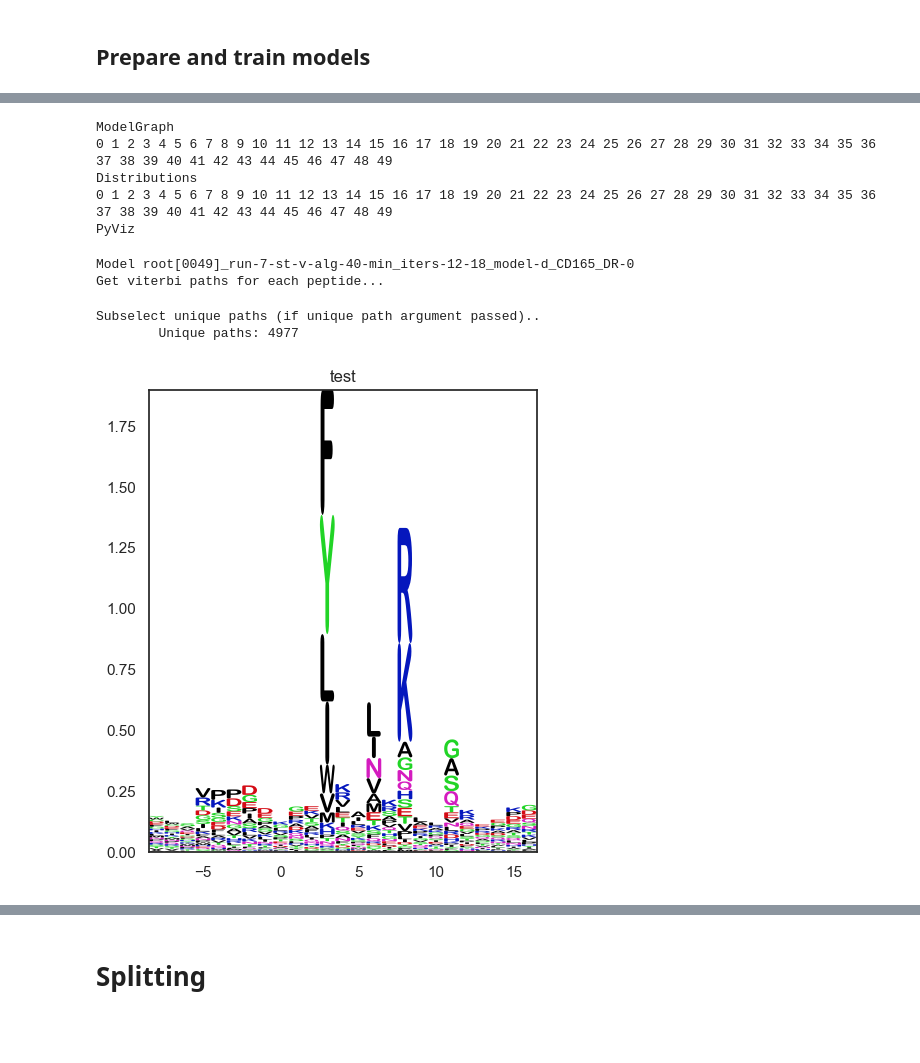
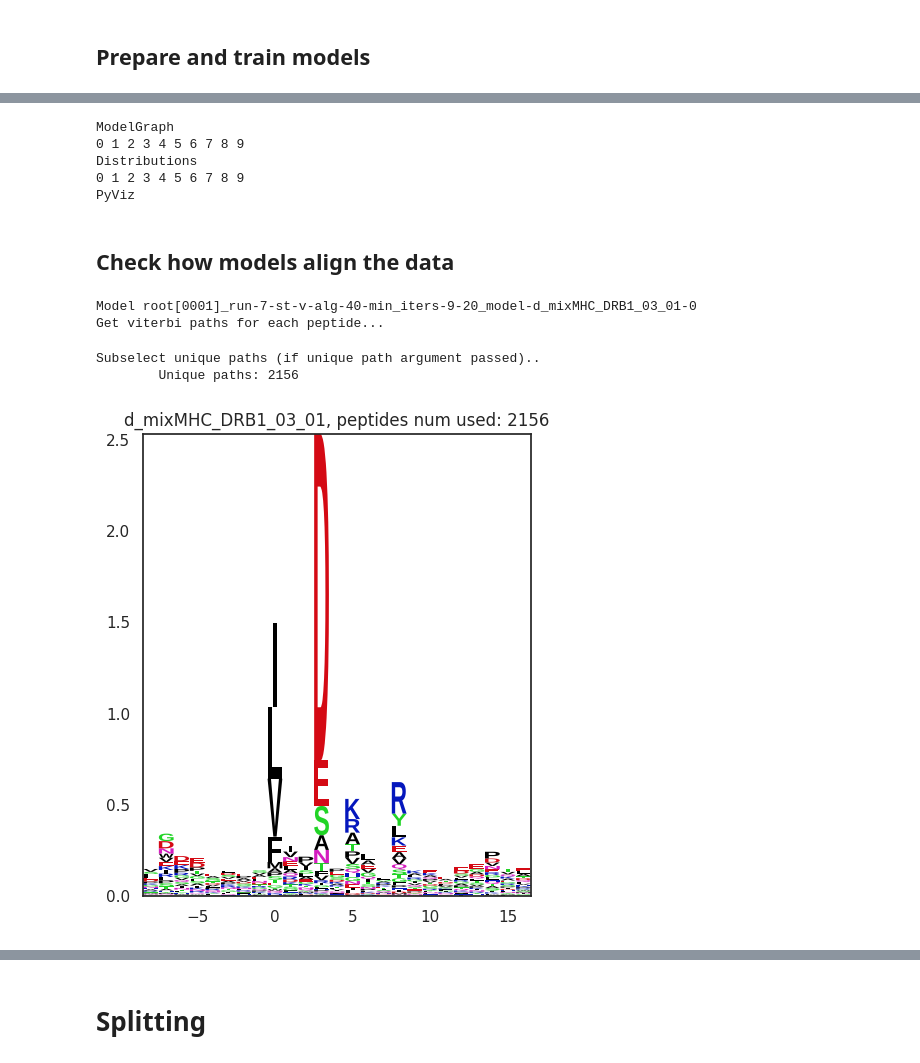
Before and after one commit to denklewer/MHC_predictor, a Jupyter notebook: experiments/core_identification_simple_model_enrichment/003_tr_hmm_batched_enrichment-mixmhc.ipynb, the cells around one changed output, grey strips where cells are left out. Saved outputs shown, nothing was run; the diff lists cells and outputs as text; code cells hidden in the pictures; blank space fills up the shorter version.

```diff
--- a/experiments/core_identification_simple_model_enrichment/003_tr_hmm_batched_enrichment-mixmhc.ipynb
+++ b/experiments/core_identification_simple_model_enrichment/003_tr_hmm_batched_enrichment-mixmhc.ipynb
@@ -18,3 +18,4 @@ from data_reading_methods import remove_unused_lengths, transform_data_to_proper
 hmm_params = training_parameters.ExperimentParams(experiment_name="split_mixmhc")
 hmm_params.model_training_params = training_parameters.SimpleModelClassIIParamsMixMHC()
 hmm_params.data_scenario_params = training_parameters.MixMHCpredDataParams()
+hmm_params.data_scenario_params.mixmhc_mixture_name = hmm_params.data_scenario_params.extra['mixed_samples'][0]
@@ -120,19 +149,15 @@ For example start cycle states [9]
 # %% [markdown]
 ## Prepare and train models
 # %%
+%%time
 #prepare models
 per_allele_per_run_per_split_prepared_models = prepare_multiple_models(hmm_params)
 #do training
 
-orig_std = sys.stdout
-with open('out_root.txt', 'w') as f:
-    sys.stdout = f
-    result_models, \
-    result_histories =  train_multiple_models(
-        prepared_models=per_allele_per_run_per_split_prepared_models,
-        train_data=train_data,
-        test_data=test_data,
-        train_data_weigths=train_data_weigths,
-        experiment_params=hmm_params,
-        subfolder_to_safe_result="root")
-sys.stdout = orig_std
+result_models, result_histories =  train_multiple_models(
+    prepared_models=per_allele_per_run_per_split_prepared_models,
+    train_data=train_data,
+    test_data=test_data,
+    train_data_weigths=train_data_weigths,
+    experiment_params=hmm_params,
+    subfolder_to_safe_result="root")
@@ -139,29 +229,37 @@ sys.stdout = orig_std
 # %%
 per_name_models, per_name_histories, original_alelle_sortings = reorder_models_by_score_and_flatten_to_by_name_list(histories=result_histories,
                                                                 models=result_models, experiment_params=hmm_params,subfolder_to_safe_result="root" )
-save_all_visualization_results(per_name_models, per_name_histories, experiment_params=hmm_params, subfolder_to_safe_result="root")
+save_all_visualization_results(per_name_models, per_name_histories, experiment_params=hmm_params, subfolder_to_safe_result="root", subset=10)
 # %% [output]
 ModelGraph
-0 1 2 3 4 5 6 7 8 9 10 11 12 13 14 15 16 17 18 19 20 21 22 23 24 25 26 27 28 29 30 31 32 33 34 35 36 37 38 39 40 41 42 43 44 45 46 47 48 49
+0 1 2 3 4 5 6 7 8 9
 Distributions
-0 1 2 3 4 5 6 7 8 9 10 11 12 13 14 15 16 17 18 19 20 21 22 23 24 25 26 27 28 29 30 31 32 33 34 35 36 37 38 39 40 41 42 43 44 45 46 47 48 49
+0 1 2 3 4 5 6 7 8 9
 PyViz
+# %% [markdown]
+## Check how models align the data
 # %%
 import importlib
 import hmm_logic_methods
+import hmm_visualization_methods
 import logomaker
 from peptides_utils import get_frequencies
 hmm_logic_methods= importlib.reload(hmm_logic_methods)
+hmm_logic_methods= importlib.reload(hmm_visualization_methods)
 from hmm_logic_methods import check_model_alignment, init_distribution
 allele_data_df = join_dicts(train_data)[PARSED_ALLELES[0]]
+allele_name = PARSED_ALLELES[0].replace('-', '_').replace('*', '_').replace(':', '_')
 
-info_matrix = check_model_alignment(per_name_models[list(per_name_models.keys())[49]], allele_data_df)
+info_matrix, _, fig = check_model_alignment(per_name_models[list(per_name_models.keys())[1]], allele_data_df, allele_name)
+filename=f"{allele_name}-split-root-example_of_alignment.svg"
+path_to_save_pictures = f"{hmm_params.experiment_result_data_path}"
+save_figure_to_svg(fig, dir=path_to_save_pictures, filename=f"{filename}.svg")
 # %% [output]
-Model root[0049]_run-7-st-v-alg-40-min_iters-12-18_model-d_CD165_DR-0
+Model root[0001]_run-7-st-v-alg-40-min_iters-9-20_model-d_mixMHC_DRB1_03_01-0
 Get viterbi paths for each peptide...
 Subselect unique paths (if unique path argument passed)..
-        Unique paths: 4977
+        Unique paths: 2156
-[figure, old version]
+[figure, new version]
 # %%
 from hmm_logic_methods import get_information_content_estimation_for_models
 statistics_estimate_models_fraction = model_training_params.statistics_estimate_model_fraction
```
Also changed, not shown: parts of 20 cells of this notebook, 8 other files.
